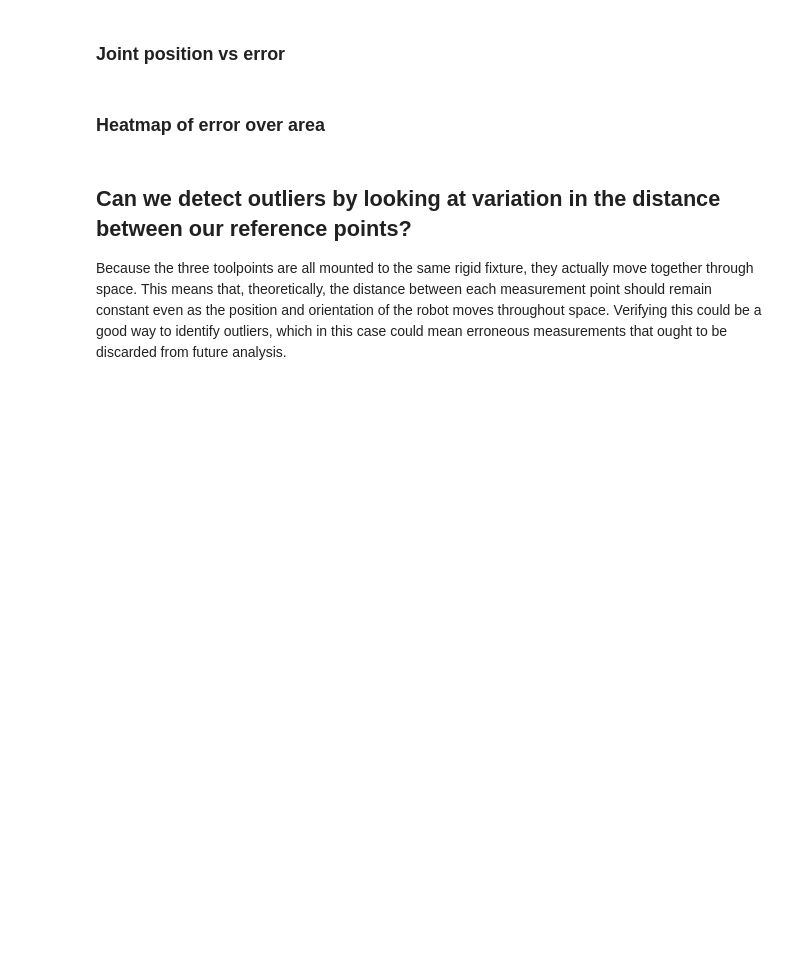
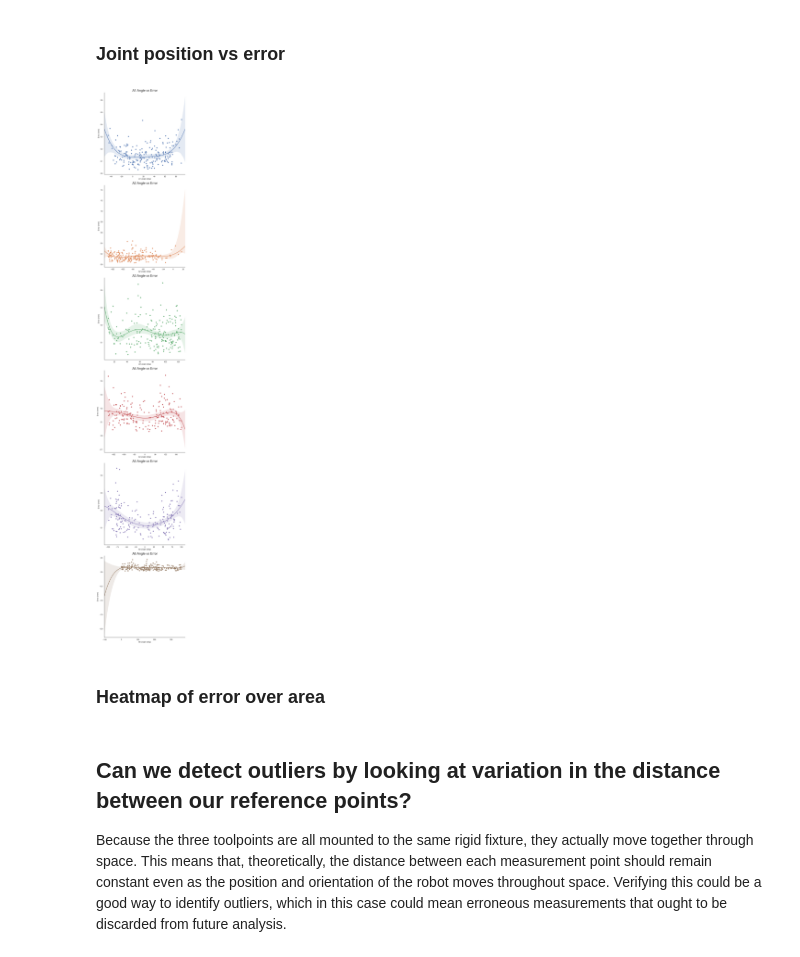
Before and after one commit to BotScutters/robot_accuracy, a Jupyter notebook: Positional accuracy of a 6-axis robot arm.ipynb, the cells around one changed output. Cells and saved outputs as stored; diff of their text form; code cells hidden in the pictures; blank space fills up the shorter version.

```diff
--- a/Positional accuracy of a 6-axis robot arm.ipynb
+++ b/Positional accuracy of a 6-axis robot arm.ipynb
@@ -416,5 +525,24 @@ plt.tight_layout()
 # %% [markdown]
 ### Joint position vs error
+# %%
+# Set up the matplotlib figure
+f, axes = plt.subplots(nrows=6, ncols=1, figsize=(8, 48))
+sns.despine()
+sns.set(style="white", context="notebook")
+titles = ("A1 Angle vs Error", "A2 Angle vs Error", "A3 Angle vs Error", "A4 Angle vs Error", "A5 Angle vs Error", "A6 Angle vs Error")
+xlabels = ("A1 angle (deg)", "A2 angle (deg)", "A3 angle (deg)", "A4 angle (deg)", "A5 angle (deg)", "A6 angle (deg)")
+
+for i, joint in enumerate(joints):
+    sns.regplot(x=joints[joint], y=errors['err1'], ax=axes[i], order=5)
+    # axis definitions
+    axes[i].set_title(titles[i], fontsize=20)
+    axes[i].set_xlabel(xlabels[i])
+    axes[i].set_ylabel("Error (mm)")
+
+# nicer screen formatting
+plt.tight_layout()
+# %% [output]
+[figure, added]
 # %% [markdown]
 ### Heatmap of error over area
 # %% [markdown]
```
Also changed, not shown: parts of 62 cells of this notebook.
